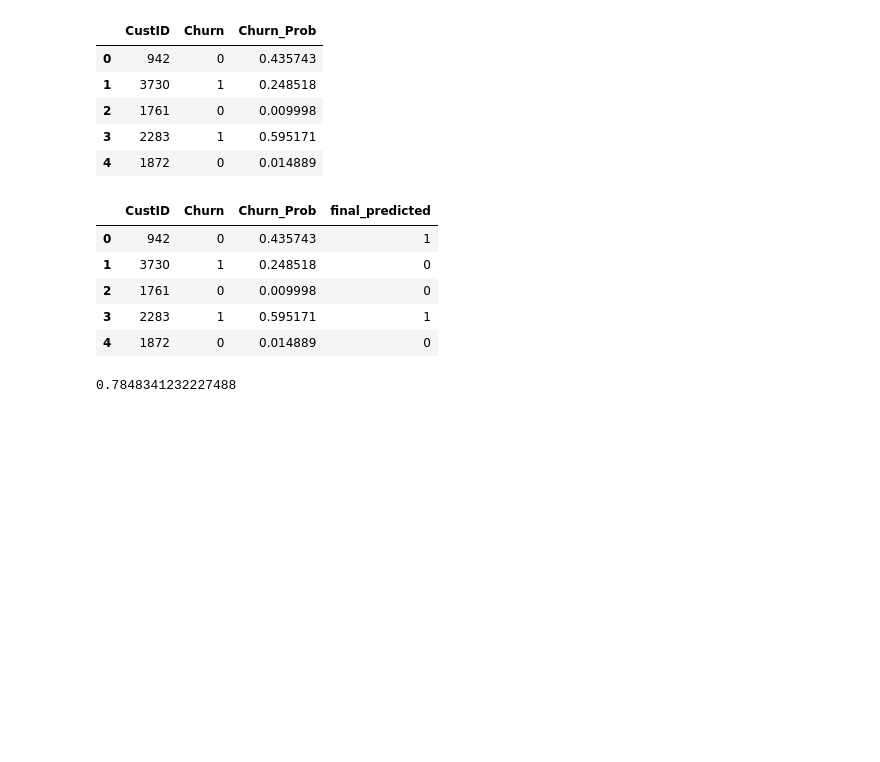
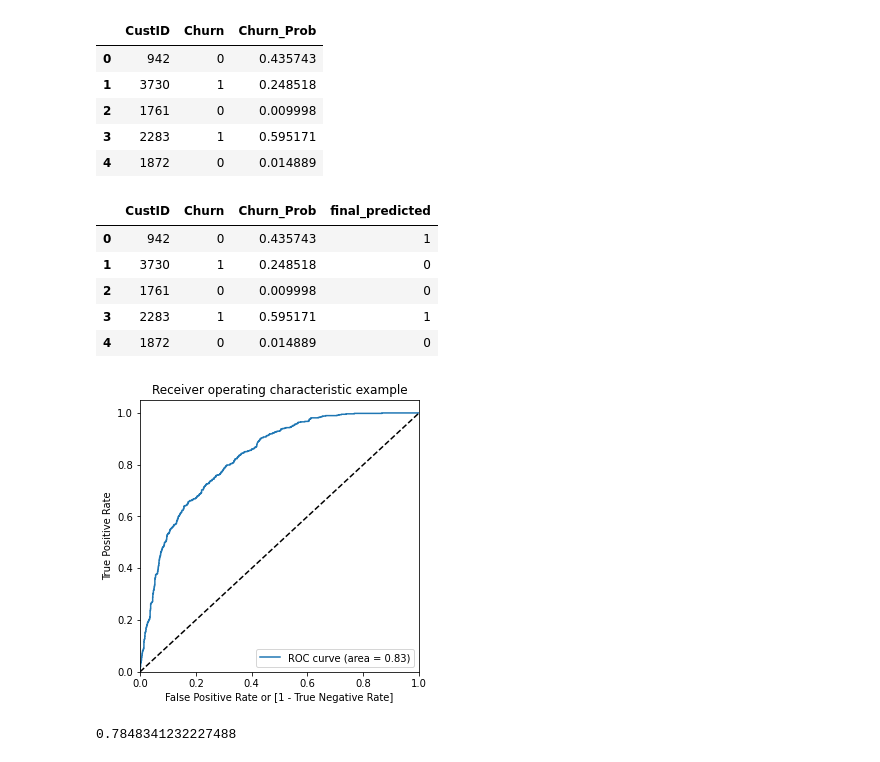
Before and after one commit to rishav4u7/Data-Science, a Jupyter notebook: ML1/Logistic Regression/Telecom Churn/Logistic+Regression+-+Telecom+Churn+Case+Study.ipynb, the cells around one changed output. Drawn from its saved outputs; the diff is of its cells as text; code cells hidden in the pictures; blank space fills up the shorter version.

```diff
--- a/ML1/Logistic Regression/Telecom Churn/Logistic+Regression+-+Telecom+Churn+Case+Study.ipynb
+++ b/ML1/Logistic Regression/Telecom Churn/Logistic+Regression+-+Telecom+Churn+Case+Study.ipynb
@@ -1237,6 +1243,10 @@ y_pred_final.head()
 | 2 | 1761 | 0 | 0.009998 | 0 |
 | 3 | 2283 | 1 | 0.595171 | 1 |
 | 4 | 1872 | 0 | 0.014889 | 0 |
+# %%
+draw_roc(y_pred_final.Churn, y_pred_final.Churn_Prob)
+# %% [output]
+[figure, added]
 # %%
 # Let's check the overall accuracy.
 metrics.accuracy_score(y_pred_final.Churn, y_pred_final.final_predicted)
```
Also changed, not shown: parts of 6 cells of this notebook, 6 other files.
